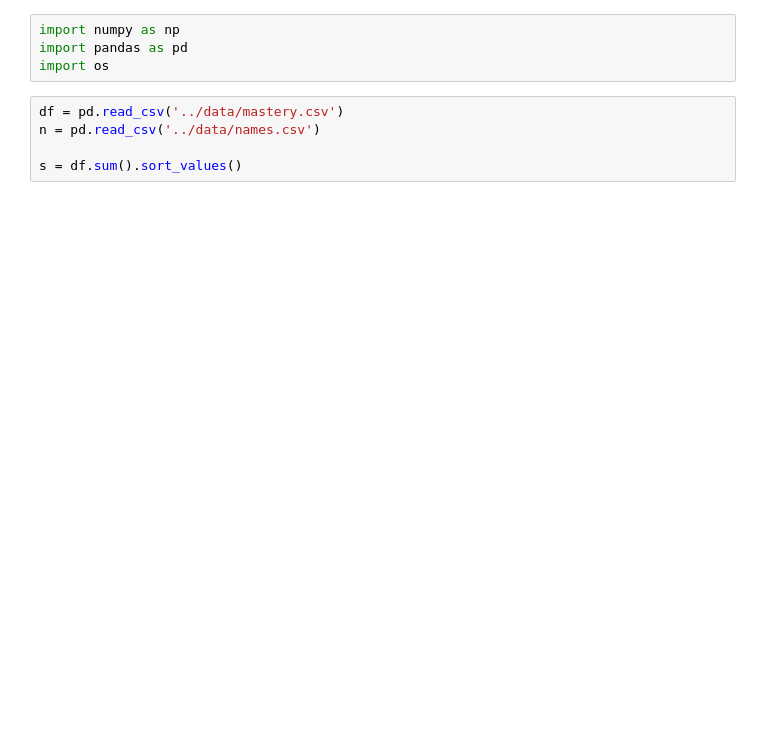
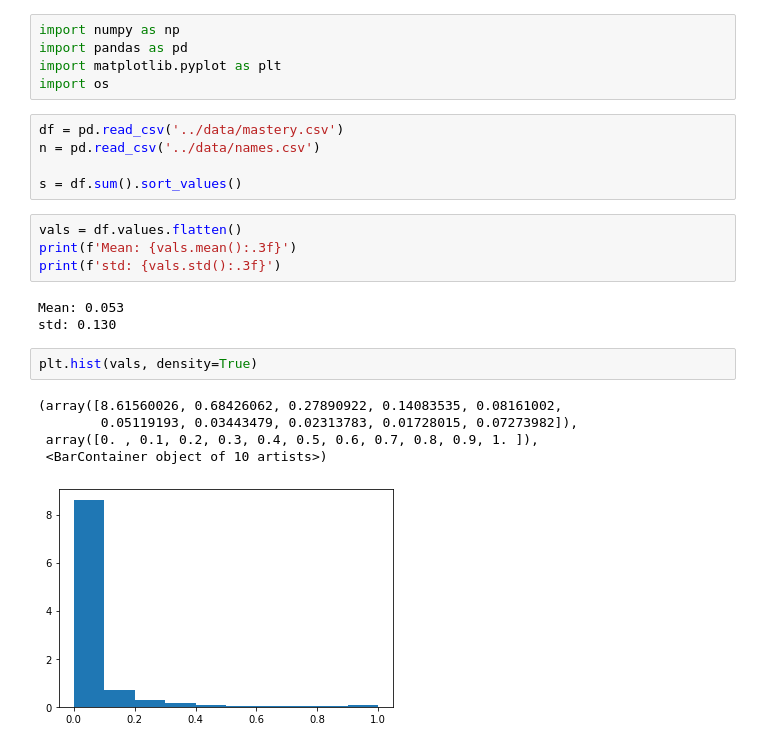
Before and after one commit to marcotan004/lol-champion-recommender, a Jupyter notebook: src/visualization.ipynb, the cells around one changed output. Saved outputs shown, nothing was run; the diff lists cells and outputs as text; blank space fills up the shorter version.

```diff
--- a/src/visualization.ipynb
+++ b/src/visualization.ipynb
@@ -1,9 +1,25 @@
 # %%
 import numpy as np
 import pandas as pd
+import matplotlib.pyplot as plt
 import os
 # %%
 df = pd.read_csv('../data/mastery.csv')
 n = pd.read_csv('../data/names.csv')
 
 s = df.sum().sort_values()
+# %%
+vals = df.values.flatten()
+print(f'Mean: {vals.mean():.3f}')
+print(f'std: {vals.std():.3f}')
+# %% [output]
+Mean: 0.053
+std: 0.130
+# %%
+plt.hist(vals, density=True)
+# %% [output]
+(array([8.61560026, 0.68426062, 0.27890922, 0.14083535, 0.08161002,
+        0.05119193, 0.03443479, 0.02313783, 0.01728015, 0.07273982]),
+ array([0. , 0.1, 0.2, 0.3, 0.4, 0.5, 0.6, 0.7, 0.8, 0.9, 1. ]),
+ <BarContainer object of 10 artists>)
+[figure, added]
```
Also changed, not shown: parts of 8 cells of this notebook, 29 other files.
